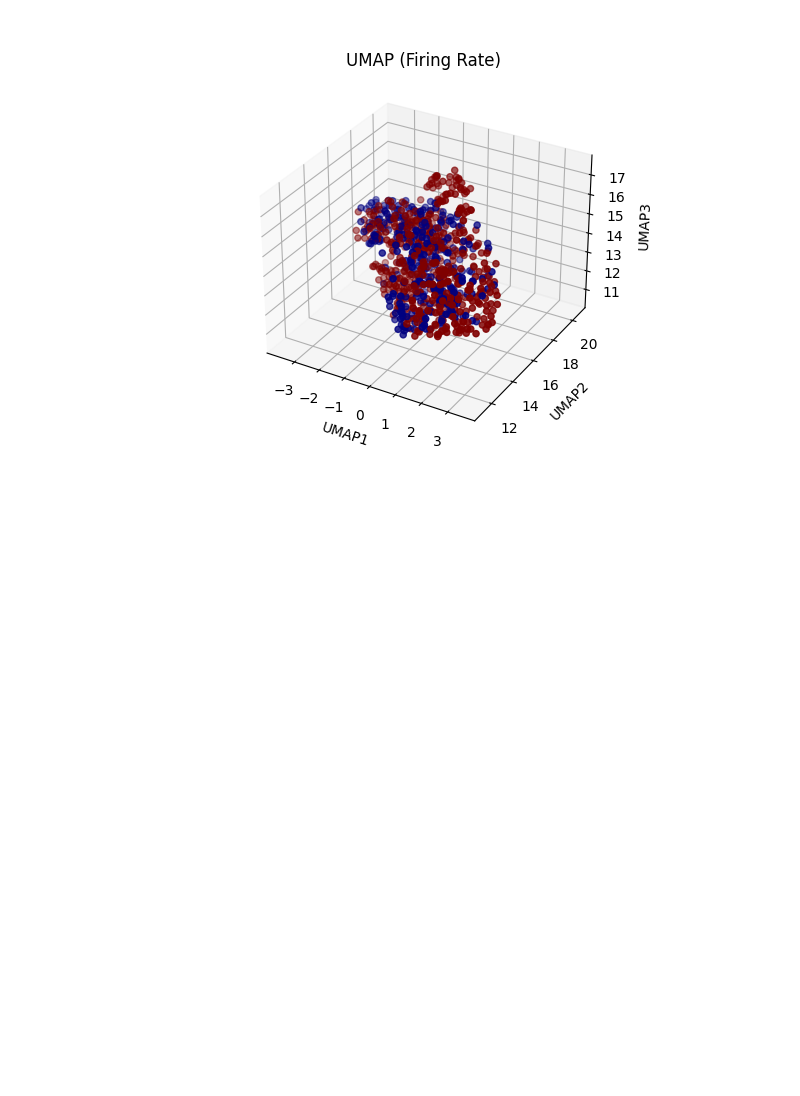
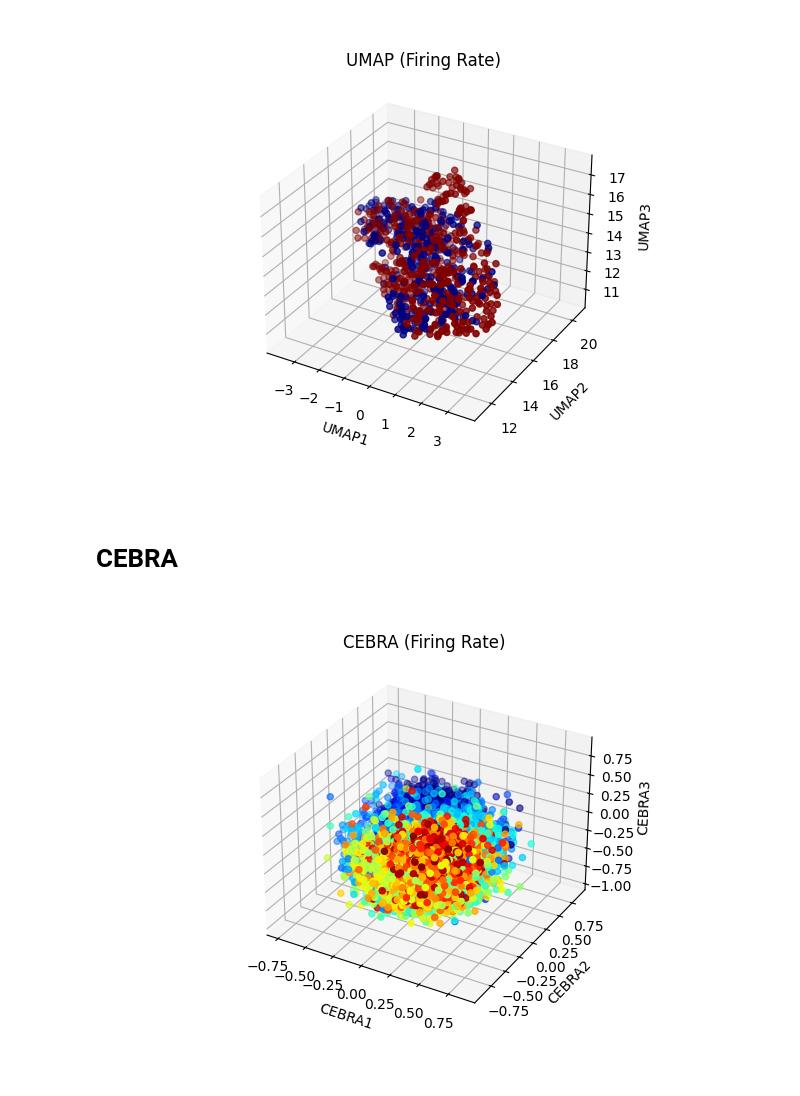
Before and after one commit to hoffman-lab/BrainHacks24-NeuralManifolds, a Jupyter notebook: brainhack_example.ipynb, the cells around one changed output. Drawn from its saved outputs; the diff is of its cells as text; code cells hidden in the pictures; blank space fills up the shorter version.

Commit message:
cebra example

```diff
--- a/brainhack_example.ipynb
+++ b/brainhack_example.ipynb
@@ -374,3 +361,36 @@ Best parameters:  {'n_neighbors': 281, 'min_dist': 0.7509383849785293, 'spread':
 Best score:  0.5128205128205128
 Classification accuracy for remote/recent: 0.6331092888829144
 [figure]
+# %% [markdown]
+# CEBRA
+# %%
+# Default cebra model (no behavioral labels) creates a latent space to minimize distance between
+# points that share similar times
+
+from cebra import CEBRA
+cebra_model = CEBRA(
+    model_architecture = "offset10-model",
+    batch_size = 1024,
+    temperature_mode="auto",
+    learning_rate = 0.001,
+    max_iterations = 10,
+    time_offsets = 10,
+    output_dimension = 8,
+    device = "cuda_if_available",
+    verbose = False
+)
+cebra_model.fit(np.transpose(binned_spike_np))
+cebra_time = cebra_model.transform(np.transpose(binned_spike_np))
+# %%
+# Plot cebra_time in 3 dimensions
+y = trial_np
+fig = plt.figure()
+ax = fig.add_subplot(111, projection='3d')
+ax.scatter(cebra_time[:,0], cebra_time[:,1], cebra_time[:,2], c=y, cmap='jet')
+ax.set_xlabel('CEBRA1')
+ax.set_ylabel('CEBRA2')
+ax.set_zlabel('CEBRA3')
+ax.set_title('CEBRA (Firing Rate)')
+plt.show()
+# %% [output]
+[figure, added]
```
Also changed, not shown: parts of 6 cells of this notebook.
